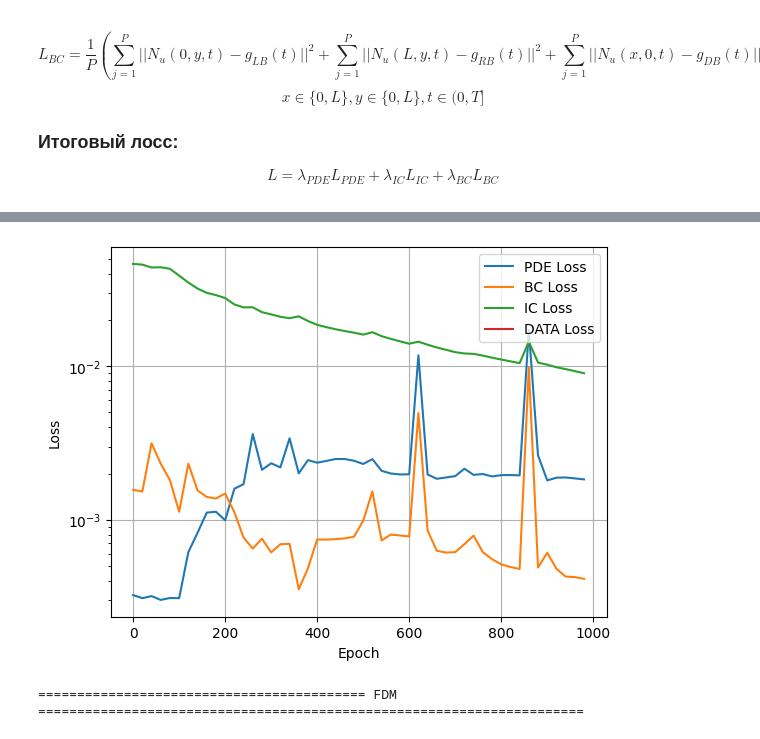
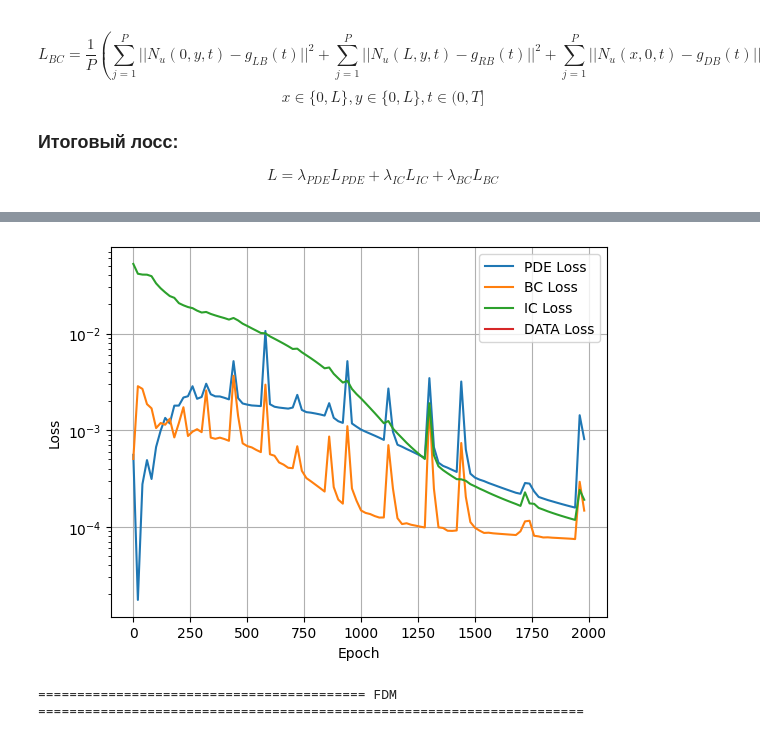
Before and after one commit to kimve1969/msu_ds_pinn_2d_heat, a Jupyter notebook: msu-pinn-2d-heat.ipynb, the cells around one changed output, grey strips where cells are left out. Drawn from its saved outputs; the diff is of its cells as text; code cells hidden in the pictures.

```diff
--- a/msu-pinn-2d-heat.ipynb
+++ b/msu-pinn-2d-heat.ipynb
@@ -504,7 +504,7 @@ def plot_loss_history(loss_history: dict, step: int=200):
 # Обучение PINN
 points_pde, points_bc, points_ic = build_collocation_points(n_pde = 3000, n_bc=5000, n_ic=10000)
 u_net, loss_history = train_pinn_direct(points_pde, points_bc, points_ic,
-                                        alpha = 0.1, num_epochs=1000)
+                                        alpha = 0.1, num_epochs=2000)
 # Строим график лоссов
 plot_loss_history(loss_history, 20)
 # %% [output]
@@ -528,4 +528,4 @@ Epoch [980/1000], Loss: 0.01125581, loss pde: 0.00183183, loss ic: 0.0090120058,
-[figure, old version]
+[figure, new version]
 # %%
 # ================ Хот - карты для FDM, PINN, |FDM-PINN| ===========
 def plot_fdm_hots(x_grid: np.ndarray, y_grid: np.ndarray, fdm_solutions: list, fdm_times: list):
```
Also changed, not shown: parts of 3 cells of this notebook.
